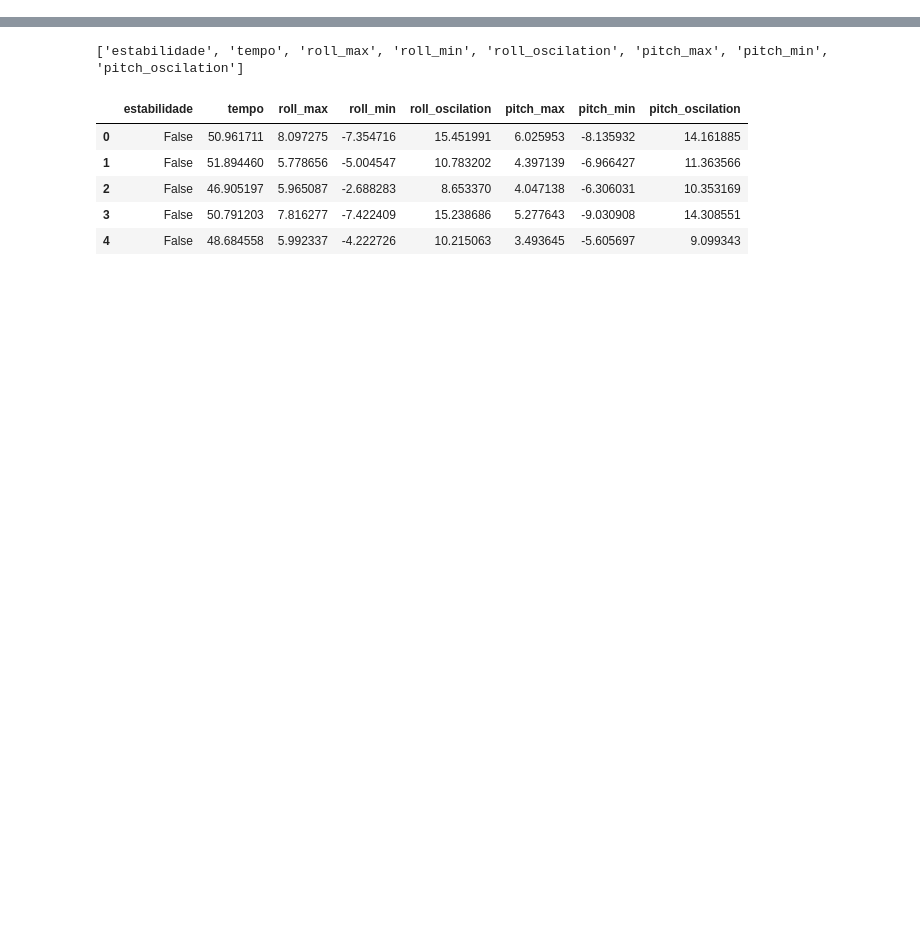
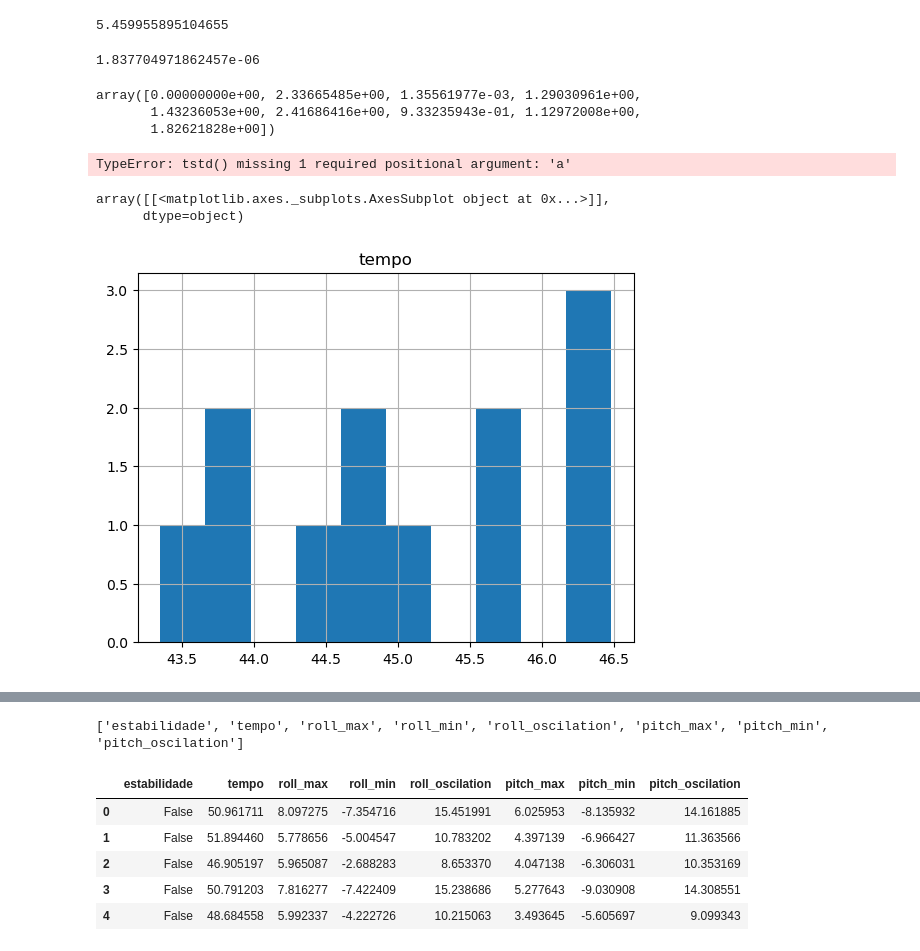
Before and after one commit to Brazilian-Institute-of-Robotics/bir-black-mouth-docs, a Jupyter notebook: data/Analisys/vel_no_imu_plane_test_data.ipynb, the cells around one changed output, grey strips where cells are left out. Drawn from its saved outputs; the diff is of its cells as text; code cells hidden in the pictures; blank space fills up the shorter version.

Commit message:
data analysis and apply t-student

```diff
--- a/data/Analisys/vel_no_imu_plane_test_data.ipynb
+++ b/data/Analisys/vel_no_imu_plane_test_data.ipynb
@@ -3,0 +12,5 @@ import matplotlib.pyplot as plt
+# %%
+filename = '/home/brendaalencar/facul/bm/bir-black-mouth-docs/data/Tests/vel_stab_plane_NO_IMU/stability_velocity_plane.csv'
+df = pd.read_csv(filename)
+tempo= df.iloc[:,1]
+velocidade_media = 1.5/tempo
@@ -3,0 +32,2 @@ import matplotlib.pyplot as plt
+# %%
+df.insert(2,'velocidade',velocidade_media, True)
@@ -3,0 +68,28 @@ import matplotlib.pyplot as plt
+# %%
+# Variancia
+sts.variance(tempo)
+# %% [output]
+5.459955895104655
+# %%
+sts.variance(velocidade_media)
+# %% [output]
+1.837704971862457e-06
+# %%
+# standart deviation (grau de dispersão de um conjunto de dados)
+# O desvio padrão é uma medida que expressa o grau de dispersão de um conjunto de dados. Ou seja, o desvio padrão indica o quanto um conjunto de dados é uniforme. Quanto mais próximo de 0 for o desvio padrão, mais homogêneo são os dados.
+sta.tstd(df)
+# %% [output]
+array([0.00000000e+00, 2.33665485e+00, 1.35561977e-03, 1.29030961e+00,
+       1.43236053e+00, 2.41686416e+00, 9.33235943e-01, 1.12972008e+00,
+       1.82621828e+00])
+# %%
+sta.tstd()
+# %% [output]
+TypeError: tstd() missing 1 required positional argument: 'a'
+# %%
+df.hist(column='tempo')
+# plt.xlim((0.45, 0.6)2
+# %% [output]
+array([[<matplotlib.axes._subplots.AxesSubplot object at 0x...>]],
+      dtype=object)
+[figure, added]
```
Also changed, not shown: parts of 11 cells of this notebook, 4 other files.
